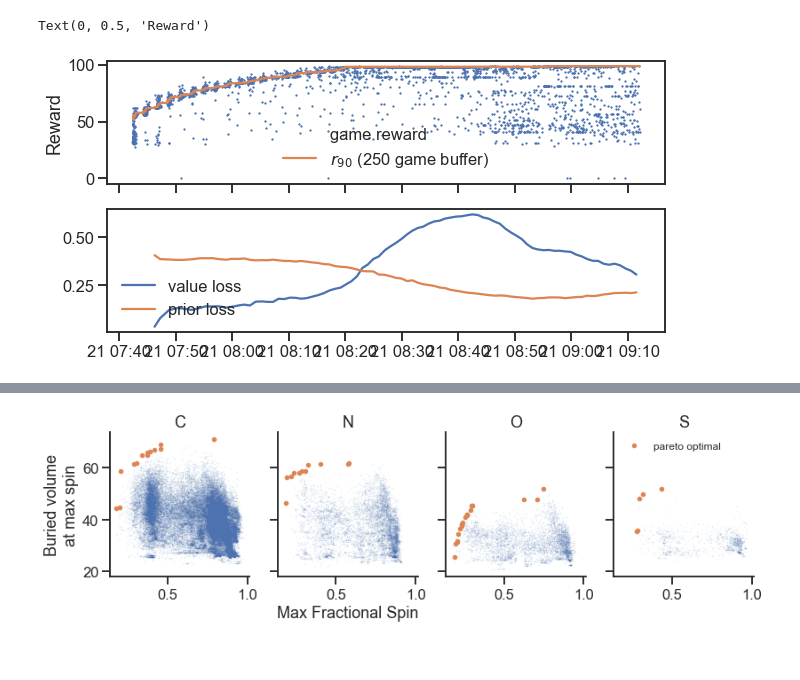
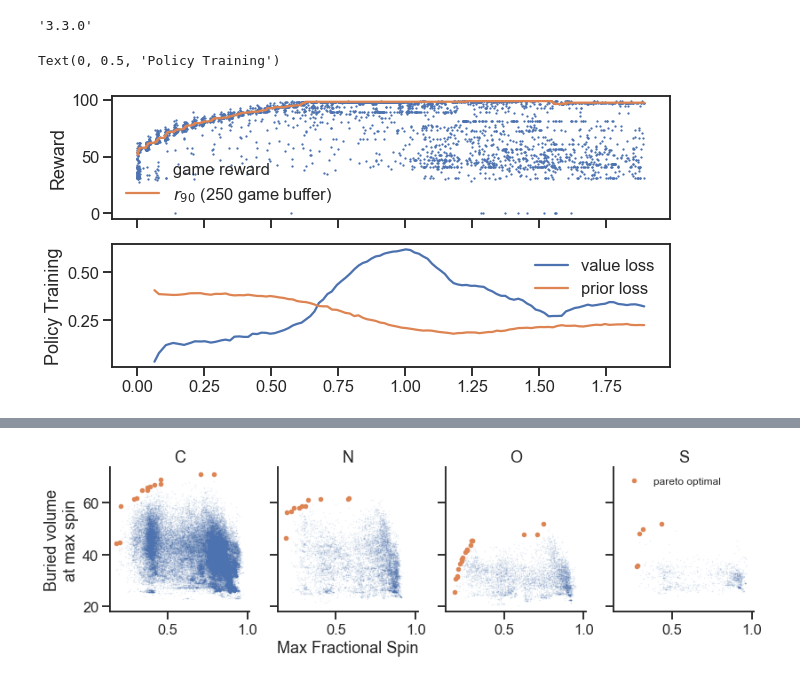
Before and after one commit to NREL/rlmolecule, a Jupyter notebook: stable_radical_optimization/monitor_progress.ipynb, the cells around one changed output, grey strips where cells are left out. Drawn from its saved outputs; the diff is of its cells as text; code cells hidden in the pictures.

```diff
--- a/stable_radical_optimization/monitor_progress.ipynb
+++ b/stable_radical_optimization/monitor_progress.ipynb
@@ -50,0 +66,5 @@ log['time'] = pd.to_datetime(log.time)
+# %%
+import matplotlib
+matplotlib.__version__
+# %% [output]
+'3.3.0'
@@ -51,19 +73,23 @@ log['time'] = pd.to_datetime(log.time)
+# %%
+df['time_hours'] = (df.time - df.time.min()).apply(lambda x: x.total_seconds() / 3600)
+log['time_hours'] = (log.time - df.time.min()).apply(lambda x: x.total_seconds() / 3600)
 # %%
 fig, axs = plt.subplots(sharex=True, nrows=2, figsize=(10, 5))
 
-axs[0].plot(df.time, df.real_reward, '.', ms=2.5, label='game reward')
-axs[0].plot(df.time, df.real_reward.rolling(250, min_periods=50).quantile(.9), label='$r_{90}$ (250 game buffer)')
+axs[0].plot(df.time_hours, df.real_reward, '.', ms=2.5, label='game reward')
+axs[0].plot(df.time_hours, df.real_reward.rolling(250, min_periods=50).quantile(.9), label='$r_{90}$ (250 game buffer)')
 
-axs[1].plot(log.time, log.policy_wrapper_loss, label='value loss')
-axs[1].plot(log.time, log.policy_wrapper_1_loss, label='prior loss')
+axs[1].plot(log.time_hours, log.policy_wrapper_loss, label='value loss')
+axs[1].plot(log.time_hours, log.policy_wrapper_1_loss, label='prior loss')
 
 axs[1].legend()
 axs[0].legend()
 
 axs[0].set_ylabel('Reward')
+axs[1].set_ylabel('Policy Training')
 # %% [output]
-Text(0, 0.5, 'Reward')
+Text(0, 0.5, 'Policy Training')
-[figure, old version]
+[figure, new version]
 # %%
 # Load the reward buffer to plot the optimal molecules
 with psycopg2.connect(**dbparams) as conn:
```
Also changed, not shown: parts of 6 cells of this notebook.
